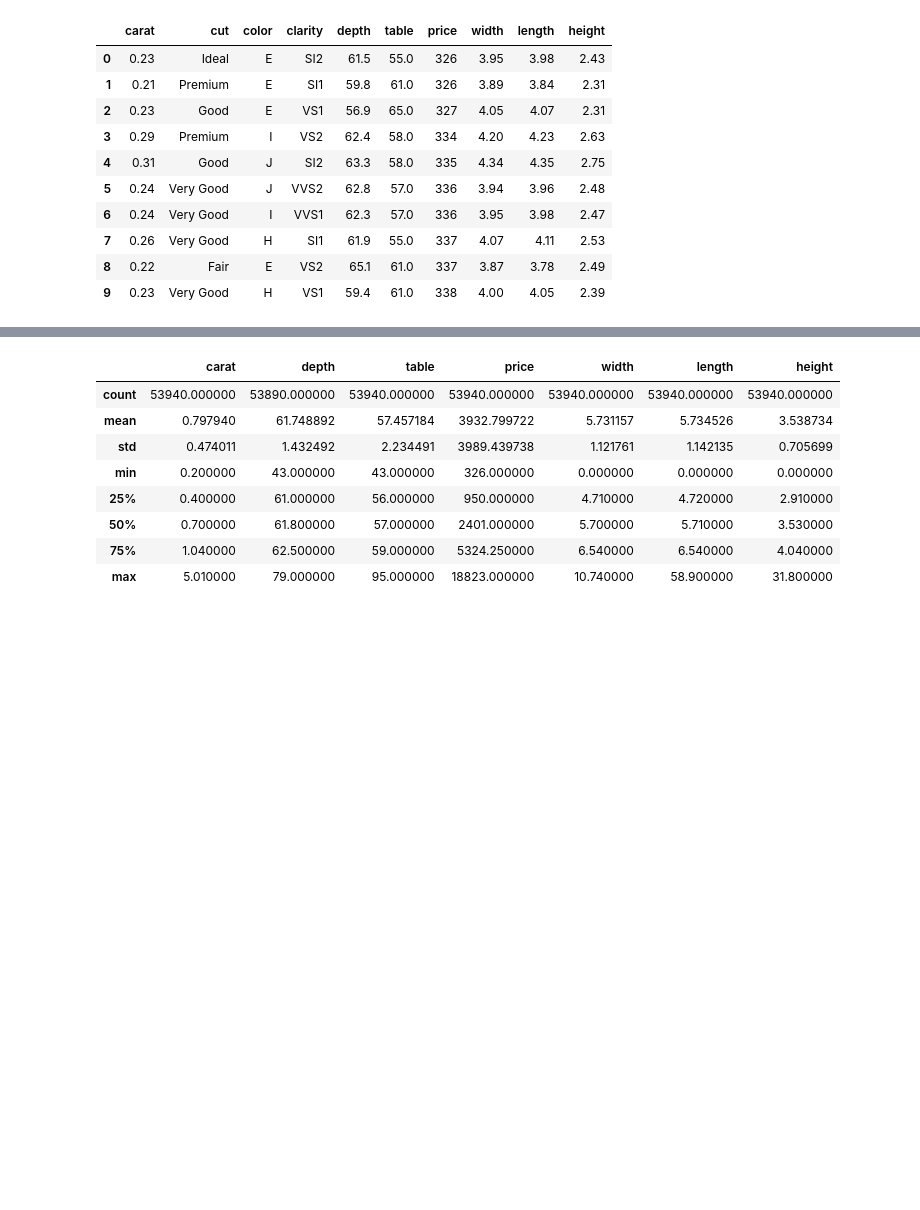
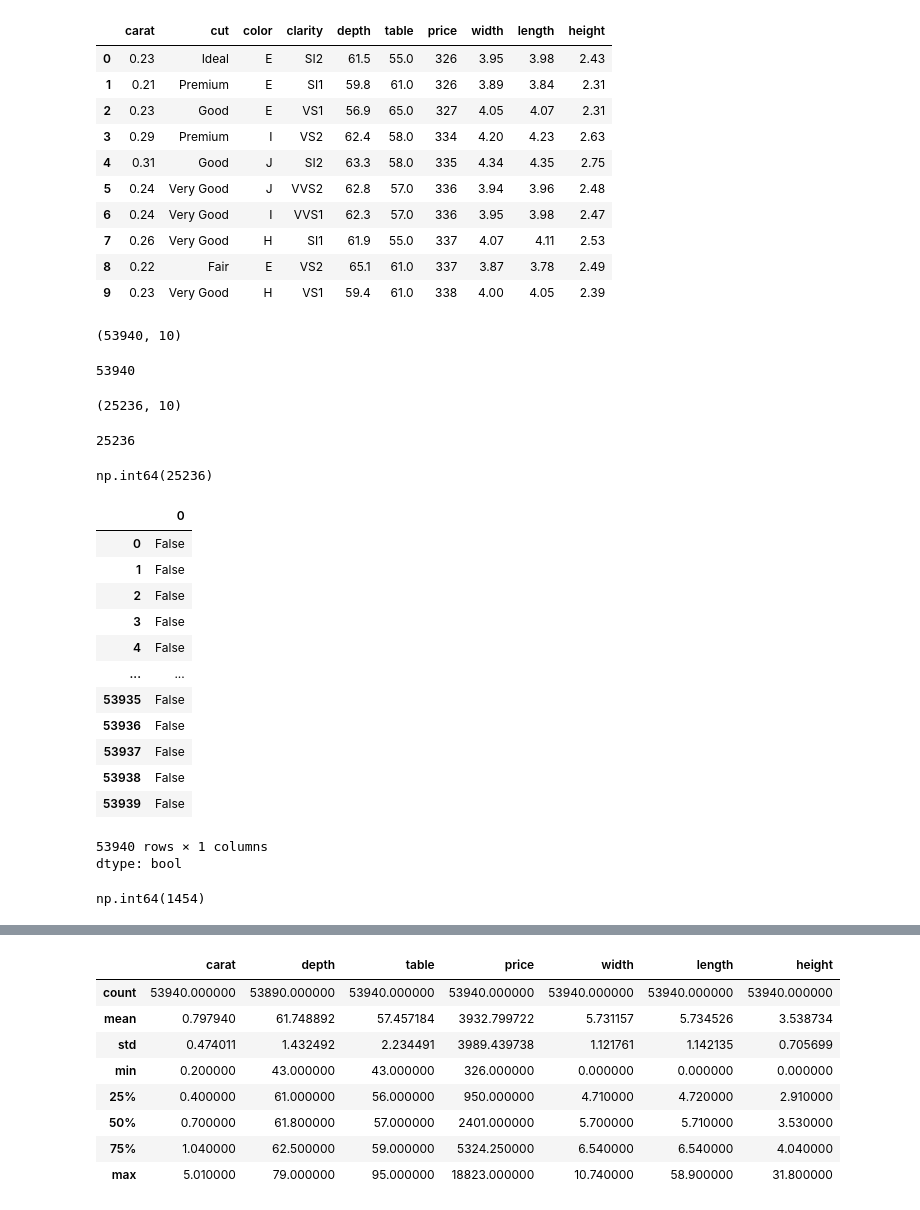
Before and after one commit to clearmindlearn/4510-Fall-2025, a Jupyter notebook: Ch5-DataWrangling /DataWrangling_Diamonds_Case_Study-Step1-4.ipynb, the cells around one changed output, grey strips where cells are left out. Drawn from its saved outputs; the diff is of its cells as text; code cells hidden in the pictures; blank space fills up the shorter version.

```diff
--- a/Ch5-DataWrangling /DataWrangling_Diamonds_Case_Study-Step1-4.ipynb
+++ b/Ch5-DataWrangling /DataWrangling_Diamonds_Case_Study-Step1-4.ipynb
@@ -24,3 +24,47 @@ diamonds.head(n=10)
 | 7 | 0.26 | Very Good | H | SI1 | 61.9 | 55.0 | 337 | 4.07 | 4.11 | 2.53 |
 | 8 | 0.22 | Fair | E | VS2 | 65.1 | 61.0 | 337 | 3.87 | 3.78 | 2.49 |
 | 9 | 0.23 | Very Good | H | VS1 | 59.4 | 61.0 | 338 | 4.00 | 4.05 | 2.39 |
+# %%
+#How many rows in the dataset, diamonds_casestudy.csv?
+diamonds.shape
+# %% [output]
+(53940, 10)
+# %%
+len(diamonds) # rows in the
+# %% [output]
+53940
+# %%
+#How many diamonds whose price is greater than 2700
+
+high_price = diamonds[diamonds.price > 2700]
+high_price
+print(high_price.shape)
+len(high_price)
+# %% [output]
+(25236, 10)
+25236
+# %%
+(diamonds.price > 2700).sum() #if sum is applied to a list of True/Falses --> return # of Trues.
+# %% [output]
+np.int64(25236)
+# %%
+(diamonds.price > 2700) & (diamonds.height > 5) #Find the diamonds whose price is greater than 2700 and height is greater than 5
+# %% [output]
+|  | 0 |
+| 0 | False |
+| 1 | False |
+| 2 | False |
+| 3 | False |
+| 4 | False |
+| ... | ... |
+| 53935 | False |
+| 53936 | False |
+| 53937 | False |
+| 53938 | False |
+| 53939 | False |
+53940 rows × 1 columns
+dtype: bool
+# %%
+((diamonds.price > 2700) & (diamonds.height > 5)).sum() # --> there are 1454 diamonds which satisfy the above condition
+# %% [output]
+np.int64(1454)
```
Also changed, not shown: parts of 2 cells of this notebook, 3 other files.
